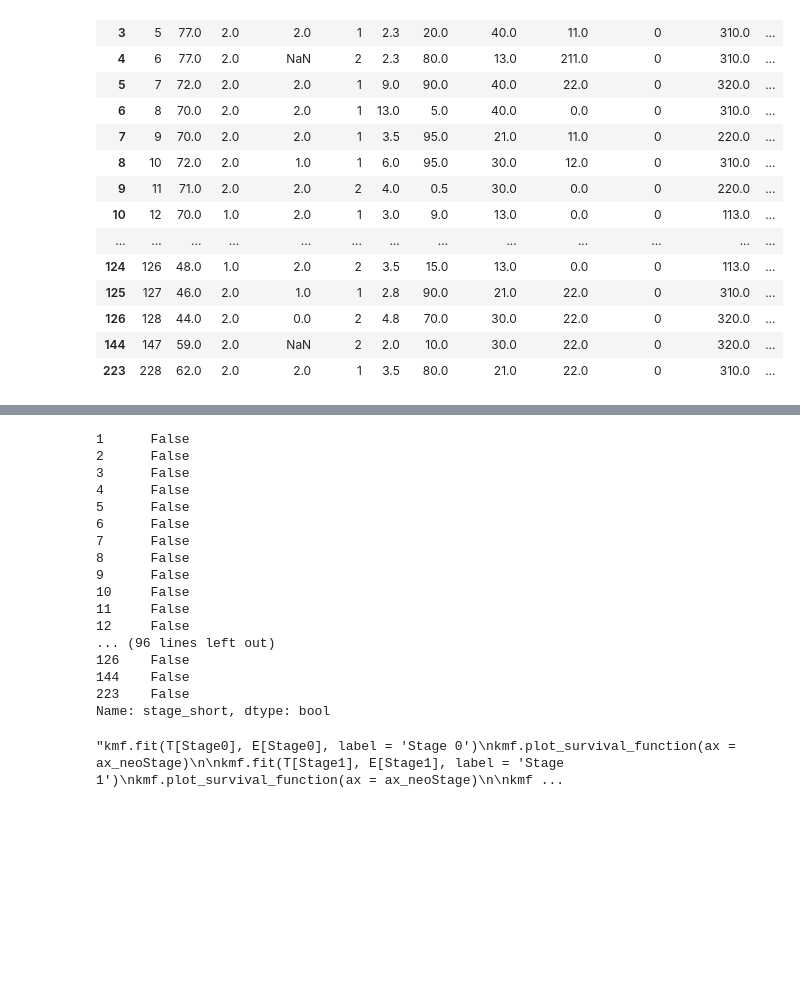
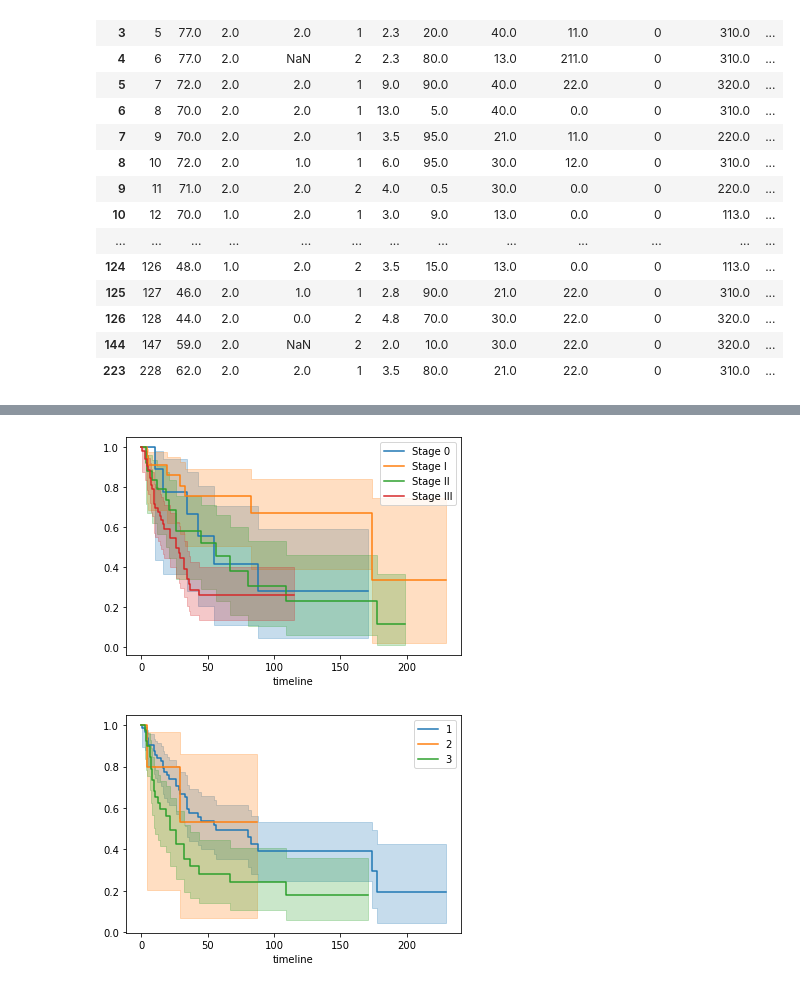
Before and after one commit to GuySchnidrig/CAS-2020-21, a Jupyter notebook: Module_2.ipynb, the cells around one changed output, grey strips where cells are left out. Saved outputs shown, nothing was run; the diff lists cells and outputs as text; code cells hidden in the pictures; blank space fills up the shorter version.

```diff
--- a/Module_2.ipynb
+++ b/Module_2.ipynb
@@ -677,41 +650,18 @@ plt.grid(True)'''
 # %%
-# Look at prognostic significance of MPR
-#ax_neoStage = plt.subplot(111)
-Stage0 = (df_study_survivalanalyses['stage_short'] == 'Stage 0')
-Stage1 = (df_study_survivalanalyses['stage_short'] == 'Stage 1')
-Stage2 = (df_study_survivalanalyses['stage_short'] == 'Stage 2')
-Stage3 = (df_study_survivalanalyses['stage_short'] == 'Stage 3')
-print(Stage0)
+# Cases with lower stages should have better survival
+ax_stage = plt.subplot(111)
 
-'''kmf.fit(T[Stage0], E[Stage0], label = 'Stage 0')
-kmf.plot_survival_function(ax = ax_neoStage)
-
-kmf.fit(T[Stage1], E[Stage1], label = 'Stage 1')
-kmf.plot_survival_function(ax = ax_neoStage)
-
-kmf.fit(T[Stage2], E[Stage2], label = 'Stage 2')
-kmf.plot_survival_function(ax = ax_neoStage)
-
-kmf.fit(T[Stage3], E[Stage3], label = 'Stage 3')
-kmf.plot_survival_function(ax = ax_neoStage)
-plt.title('Overall Survival according stage')
-plt.grid(True)'''
+for name, grouped_df in df_study_survivalanalyses.groupby('stage_short'):
+    kmf.fit(grouped_df['OS'], grouped_df['STATOS'], label = name)
+    kmf.plot_survival_function(ax = ax_stage)
 # %% [output]
-1      False
-2      False
-3      False
-4      False
-5      False
-6      False
-7      False
-8      False
-9      False
-10     False
-11     False
-12     False
-... (96 lines left out)
-126    False
-144    False
-223    False
-Name: stage_short, dtype: bool
-"kmf.fit(T[Stage0], E[Stage0], label = 'Stage 0')\nkmf.plot_survival_function(ax = ax_neoStage)\n\nkmf.fit(T[Stage1], E[Stage1], label = 'Stage 1')\nkmf.plot_survival_function(ax = ax_neoStage)\n\nkmf ...
+[figure, added]
+# %%
+# Cases with less extensive resection should have better survival
+ax_rtype = plt.subplot(111)
+
+for name, grouped_df in df_study_survivalanalyses.groupby('rtype_short'):
+    kmf.fit(grouped_df['OS'], grouped_df['STATOS'], label = name)
+    kmf.plot_survival_function(ax = ax_rtype)
+# %% [output]
+[figure, added]
```
Also changed, not shown: parts of 7 cells of this notebook.
